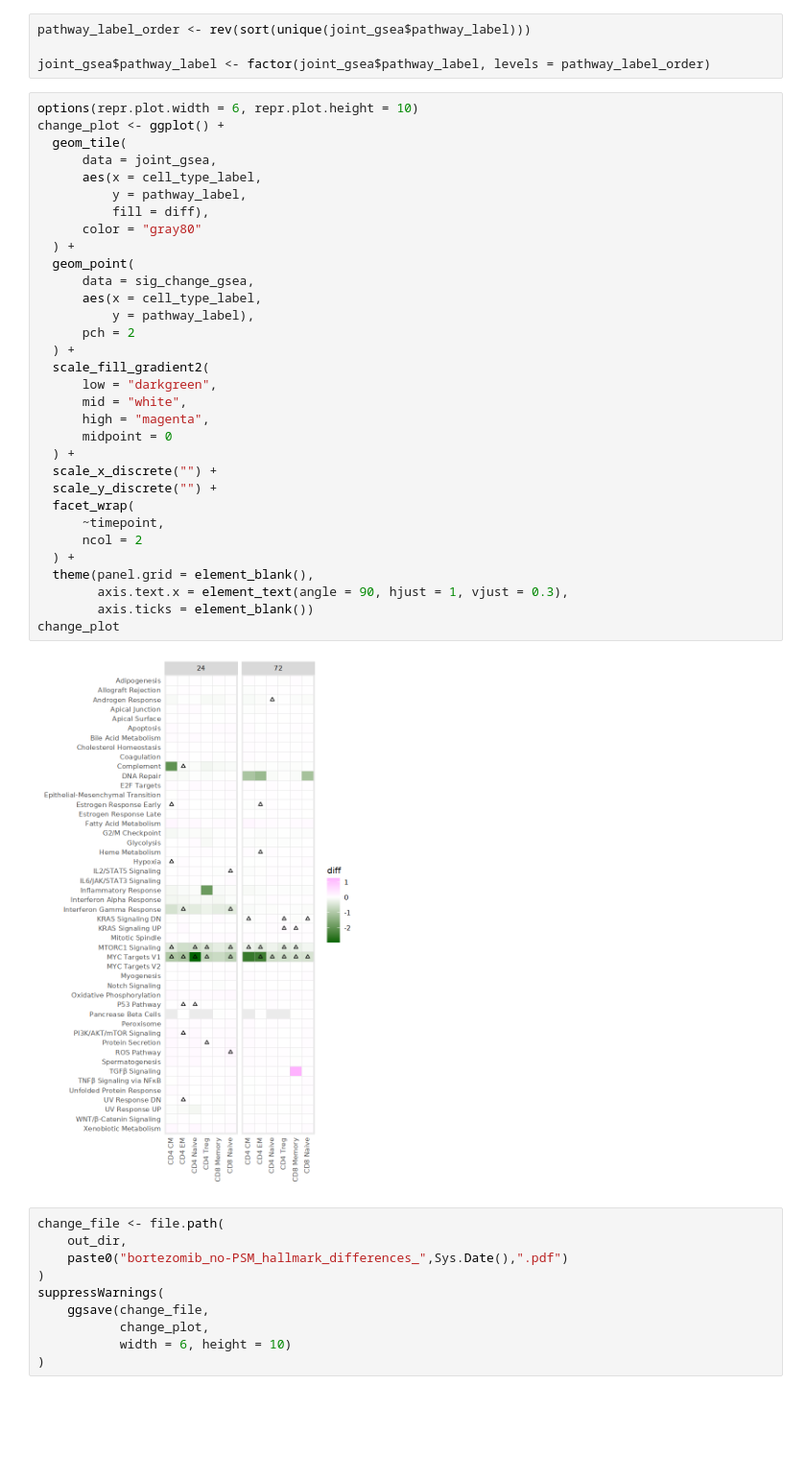
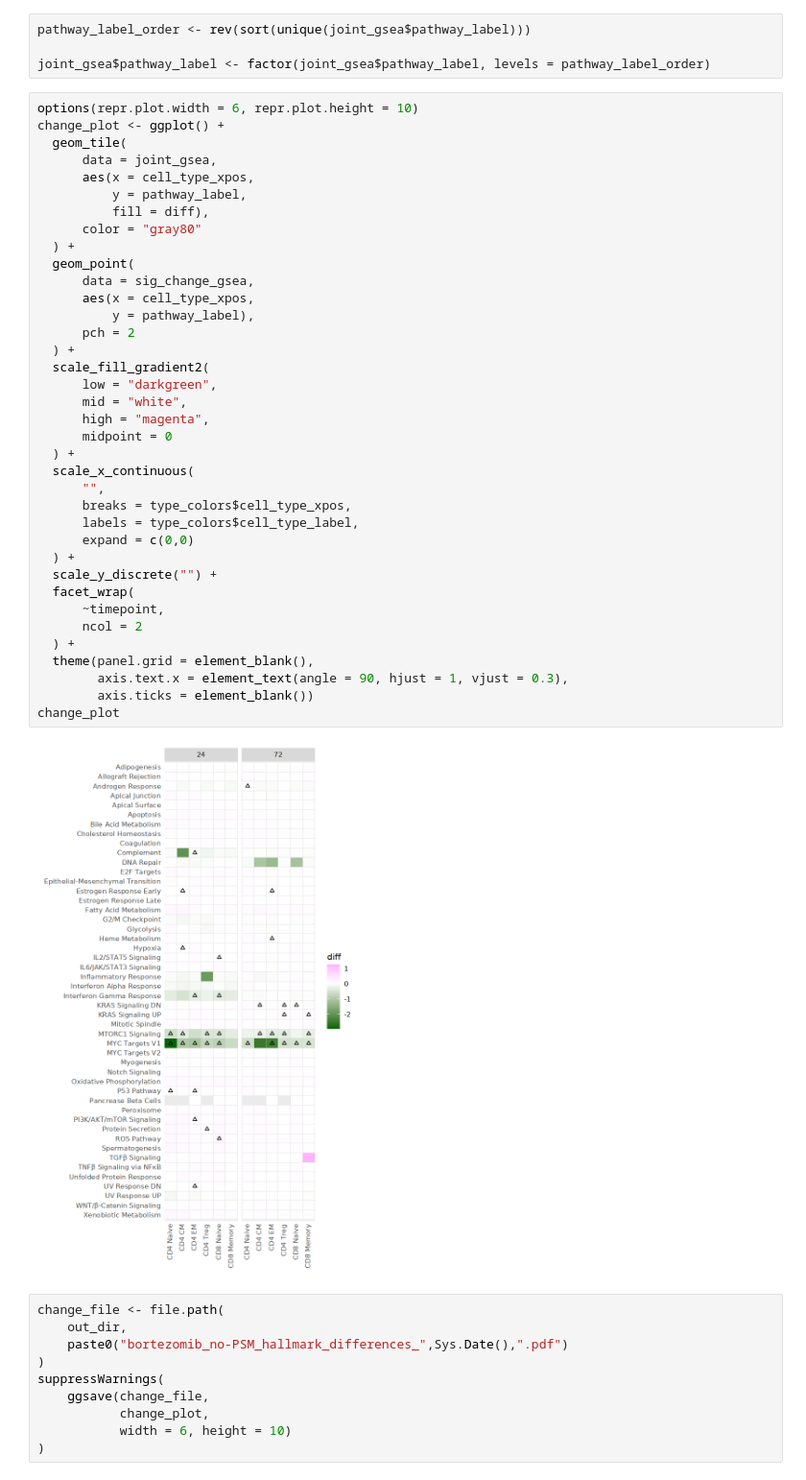
Before and after one commit to aifimmunology/repro-vrd-tea-seq, a Jupyter notebook: figures/Supp-Fig-06_bor_no-PSM.ipynb, the cells around one changed output. Shown at 96% size. Cells and saved outputs as stored; diff of their text form; blank space fills up the shorter version.

```diff
--- a/figures/Supp-Fig-06_bor_no-PSM.ipynb
+++ b/figures/Supp-Fig-06_bor_no-PSM.ipynb
@@ -248,37 +248,42 @@ joint_gsea$pathway_label <- factor(joint_gsea$pathway_label, levels = pathway_la
 # %%
 options(repr.plot.width = 6, repr.plot.height = 10)
 change_plot <- ggplot() +
   geom_tile(
       data = joint_gsea,
-      aes(x = cell_type_label,
+      aes(x = cell_type_xpos,
           y = pathway_label,
           fill = diff),
       color = "gray80"
   ) +
   geom_point(
       data = sig_change_gsea,
-      aes(x = cell_type_label,
+      aes(x = cell_type_xpos,
           y = pathway_label),
       pch = 2
   ) +
   scale_fill_gradient2(
       low = "darkgreen",
       mid = "white",
       high = "magenta",
       midpoint = 0
   ) +
-  scale_x_discrete("") +
+  scale_x_continuous(
+      "",
+      breaks = type_colors$cell_type_xpos,
+      labels = type_colors$cell_type_label,
+      expand = c(0,0)
+  ) +
   scale_y_discrete("") +
   facet_wrap(
       ~timepoint,
       ncol = 2
   ) +
   theme(panel.grid = element_blank(),
         axis.text.x = element_text(angle = 90, hjust = 1, vjust = 0.3),
         axis.ticks = element_blank())
 change_plot
 # %% [output]
-[figure, old version]
+[figure, new version]
 # %%
 change_file <- file.path(
     out_dir,
```
Also changed, not shown: 2 other files.
